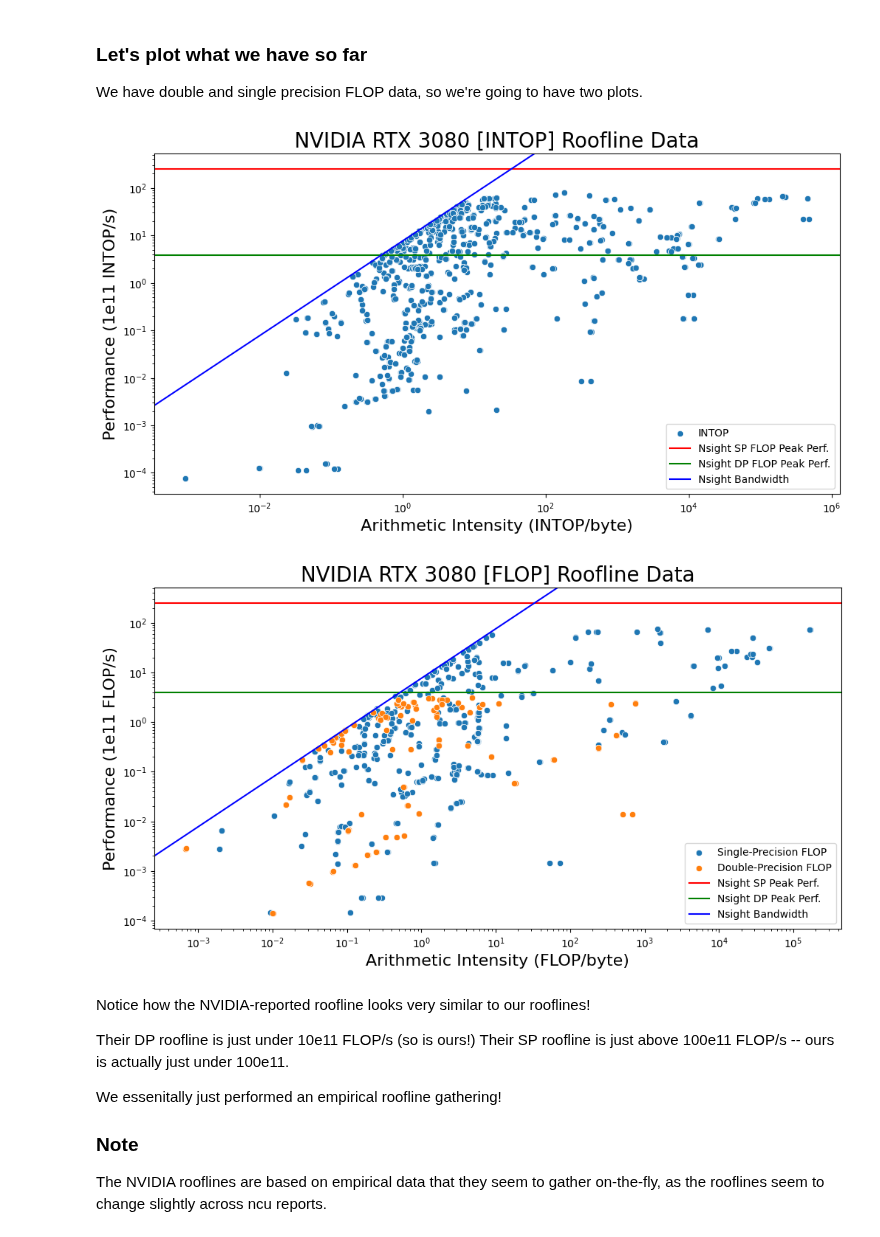
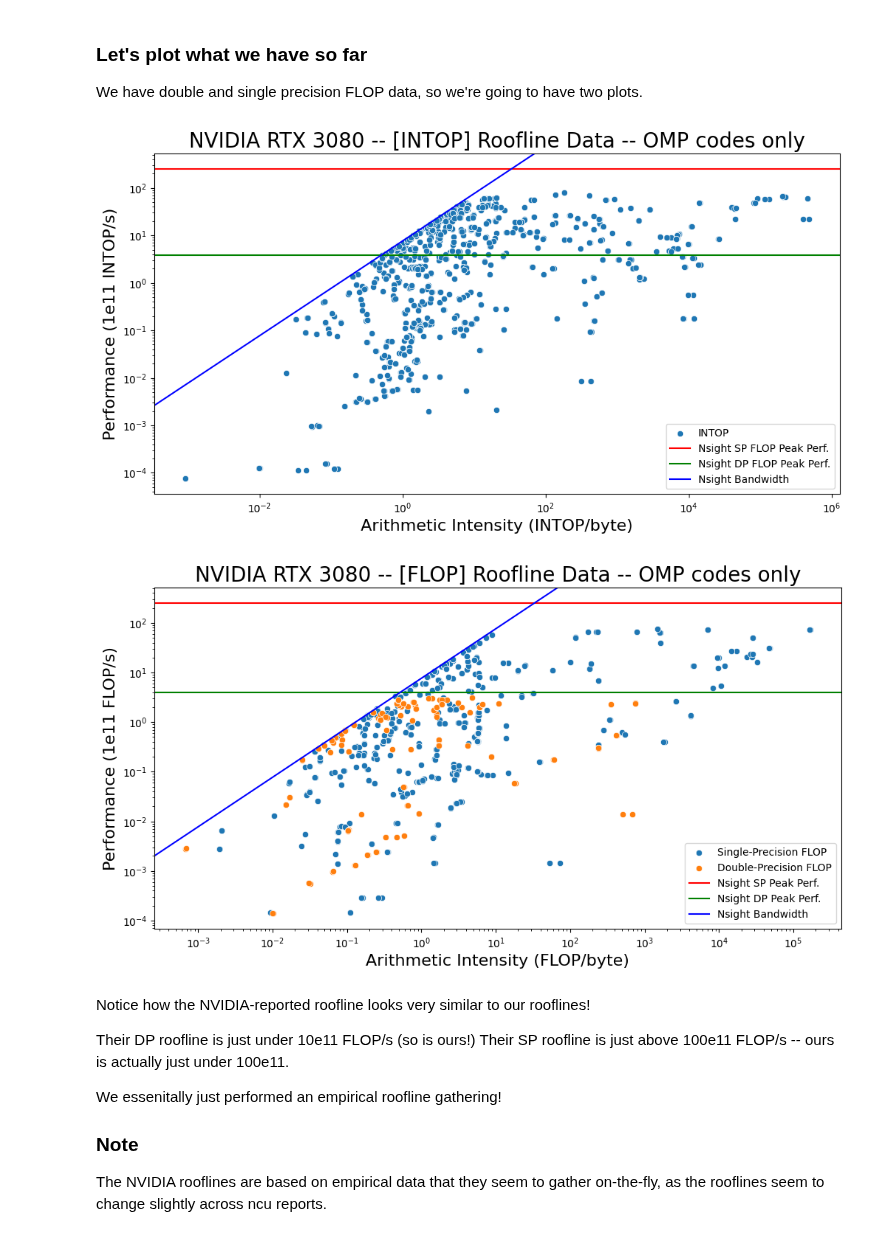
Before and after one commit to Scientific-Computing-Lab/ParallelCodeEstimation, a Jupyter notebook: analysis/visualizeGatheredData-withInt.ipynb, the cells around one changed output. Cells and saved outputs as stored; diff of their text form; code cells hidden in the pictures.

```diff
--- a/analysis/visualizeGatheredData-withInt.ipynb
+++ b/analysis/visualizeGatheredData-withInt.ipynb
@@ -86,7 +130,7 @@ df['intPerf'] = df['intPerf']*(1e-11)
 
 We have double and single precision FLOP data, so we're going to have two plots.
 # %%
-# it should be noted that samples with dpAI=0 and dpPerf=0 will not show on this plot
+# it should be noted that samples with AI=0 and Perf=0 will not show on this plot
 
 # Interesting question: why does the INTOP data fit the same FLOP roofline??
 # are the ALUs for FLOP and INTOP tightly-coupled?
@@ -106,7 +150,7 @@ ax.axline(xy1=(0.51,3.9), xy2=(32.94, 249.6), color='blue')
 ax.set_yscale('log')
 ax.set_xscale('log')
 
-ax.set_title('NVIDIA RTX 3080 [INTOP] Roofline Data', fontsize=20)
+ax.set_title('NVIDIA RTX 3080 -- [INTOP] Roofline Data -- OMP codes only', fontsize=20)
 
 ax.set_xlabel('Arithmetic Intensity (INTOP/byte)', fontsize=16)
 ax.set_ylabel('Performance (1e11 INTOP/s)', fontsize=16)
@@ -115,38 +159,38 @@ ax.legend(['INTOP', 'Nsight SP FLOP Peak Perf.', 'Nsight DP FLOP Peak Perf.', 'N
 
 plt.show()
 # %% [output]
-[figure, old version]
+[figure, new version]
 # %%
 # it should be noted that samples with dpAI=0 and dpPerf=0 will not show on this plot
 fig, ax = plt.subplots(1, figsize=(12,6))
 
 sns.scatterplot(df, x='spAI', y='spPerf', ax=ax)
 sns.scatterplot(df, x='dpAI', y='dpPerf', ax=ax)
 
 
 ax.axhline(249.6,color='red')
 ax.axhline(3.9,color='green')
 
 ax.axline(xy1=(0.51,3.9), xy2=(32.94, 249.6), color='blue')
 
 #ax.plot([0.00001, 32.94], [0.00757, 249.6], color='blue')
 
 ax.set_yscale('log')
 ax.set_xscale('log')
 
 #ax.axvline(0.51)
 #ax.axvline(32.94)
 
-ax.set_title('NVIDIA RTX 3080 [FLOP] Roofline Data', fontsize=20)
+ax.set_title('NVIDIA RTX 3080 -- [FLOP] Roofline Data -- OMP codes only', fontsize=20)
 
 ax.set_xlabel('Arithmetic Intensity (FLOP/byte)', fontsize=16)
 ax.set_ylabel('Performance (1e11 FLOP/s)', fontsize=16)
 
 ax.legend(['Single-Precision FLOP', 'Double-Precision FLOP', 'Nsight SP Peak Perf.', 'Nsight DP Peak Perf.', 'Nsight Bandwidth'])
 
 plt.show()
 # %% [output]
-[figure, old version]
+[figure, new version]
 # %% [markdown]
 Notice how the NVIDIA-reported roofline looks very similar to our rooflines!
 
```
Also changed, not shown: parts of 3 cells of this notebook, 2 other files.
